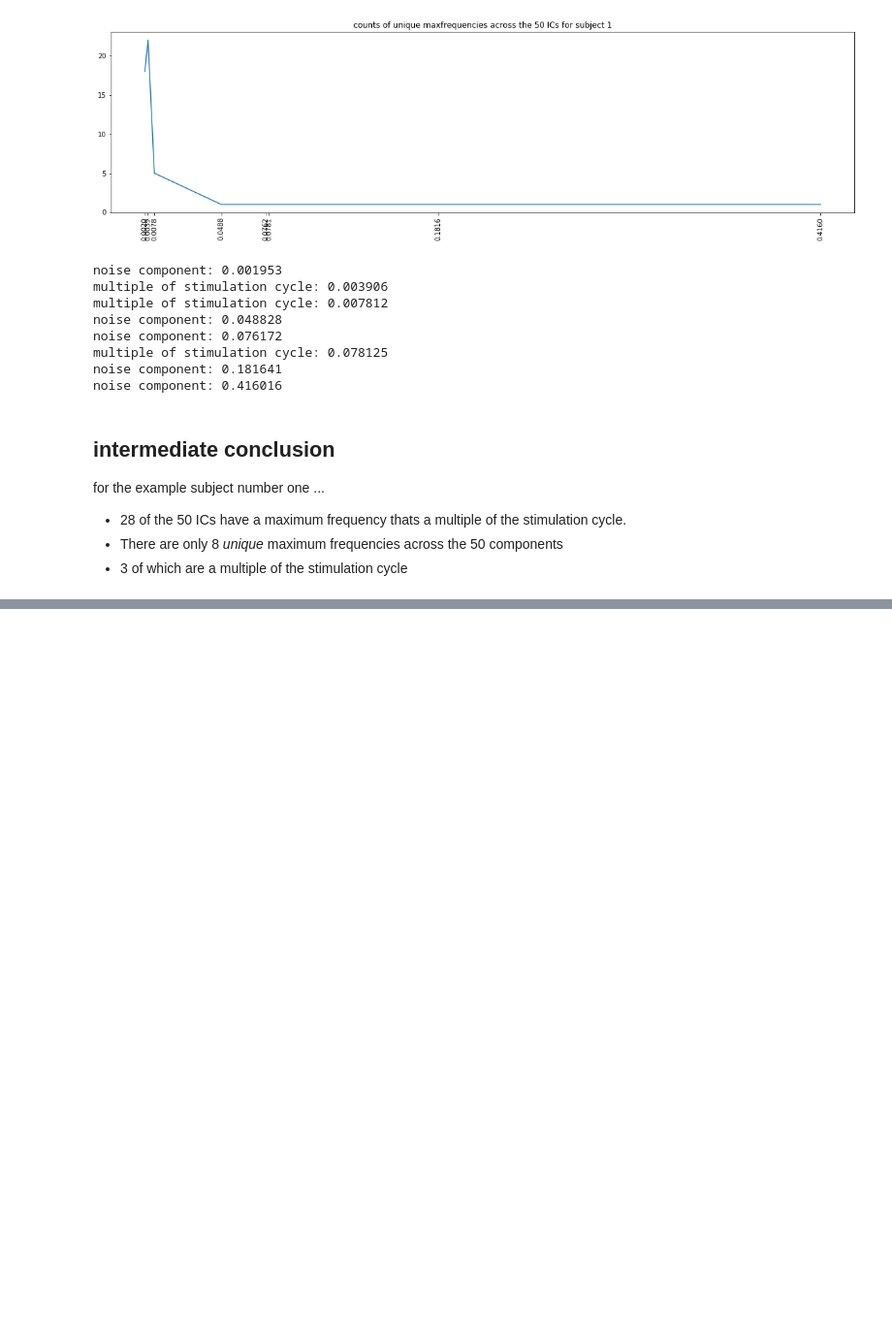
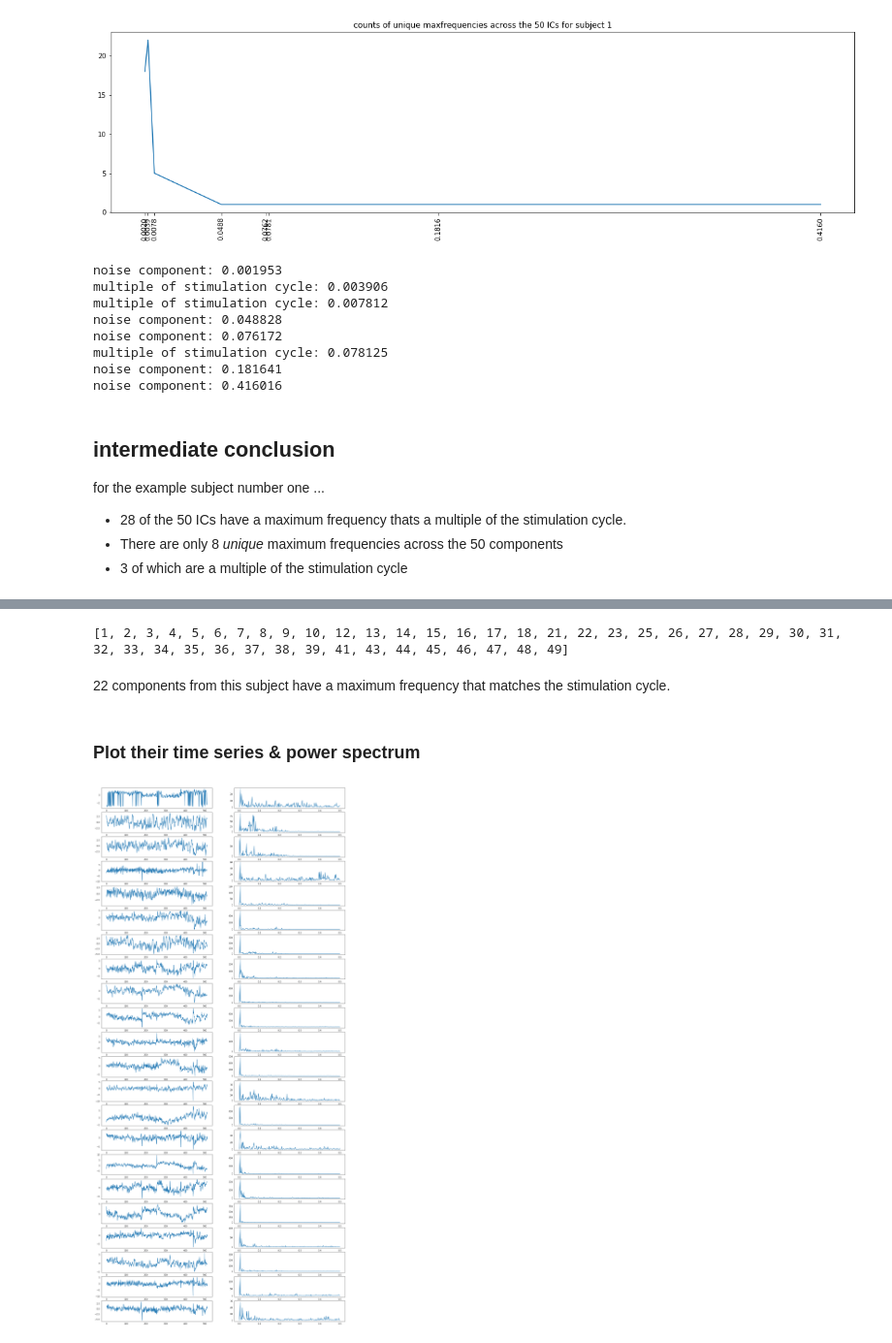
Before and after one commit to oliver-contier/somato_align, a Jupyter notebook: ica/melodic/find_components_frequency.ipynb, the cells around one changed output, grey strips where cells are left out. Shown at 97% size. Cells and saved outputs as stored; diff of their text form; code cells hidden in the pictures; blank space fills up the shorter version.

Commit message:
cycle-matching components time and frequency spectra

```diff
--- a/ica/melodic/find_components_frequency.ipynb
+++ b/ica/melodic/find_components_frequency.ipynb
@@ -122,0 +125,39 @@ for the example subject number one ...
+# %%
+# get those cycle-matching little cuties
+
+ncomps=50
+matching_comps = []
+matching_powers = []
+
+for idx, comp_id in enumerate(range(1,ncomps+1)):
+    tsfile = pjoin(melodic_outdir_s1, 'report/t%i.txt' % comp_id)
+    ts_arr = np.loadtxt(tsfile)
+    #sns.lineplot(y=ts_arr, x=range(len(ts_arr)))
+    frequencies, powerdensities = periodogram(ts_arr)
+    maxid = np.argmax(powerdensities)
+    maxfreq, maxpower = frequencies[maxid], powerdensities[maxid]
+
+    if maxfreq == .00390625:
+        matching_comps.append(idx)
+        matching_powers.append(maxpower)
+# %%
+print(matching_comps)
+# %% [output]
+[1, 2, 3, 4, 5, 6, 7, 8, 9, 10, 12, 13, 14, 15, 16, 17, 18, 21, 22, 23, 25, 26, 27, 28, 29, 30, 31, 32, 33, 34, 35, 36, 37, 38, 39, 41, 43, 44, 45, 46, 47, 48, 49]
+# %% [markdown]
+22 components from this subject have a maximum frequency that matches the stimulation cycle.
+# %% [markdown]
+### Plot their time series & power spectrum
+# %%
+sns.set_style('white')
+# %%
+fig, axs = plt.subplots(ncols=2, nrows=len(matching_comps), figsize=(20,45))
+# TODO: row titles
+for comp_id, axis in zip(matching_comps, axs):
+    tsfile = pjoin(melodic_outdir_s1, 'report/t%i.txt' % (comp_id+1))
+    ts_arr = np.loadtxt(tsfile)
+    frequencies, powerdensities = periodogram(ts_arr)
+    sns.lineplot(y=ts_arr, x=range(len(ts_arr)), ax=axis[0])
+    sns.lineplot(y=powerdensities, x=frequencies, ax=axis[1])
+# %% [output]
+[figure, added]
```
Also changed, not shown: parts of 1 cell of this notebook.
